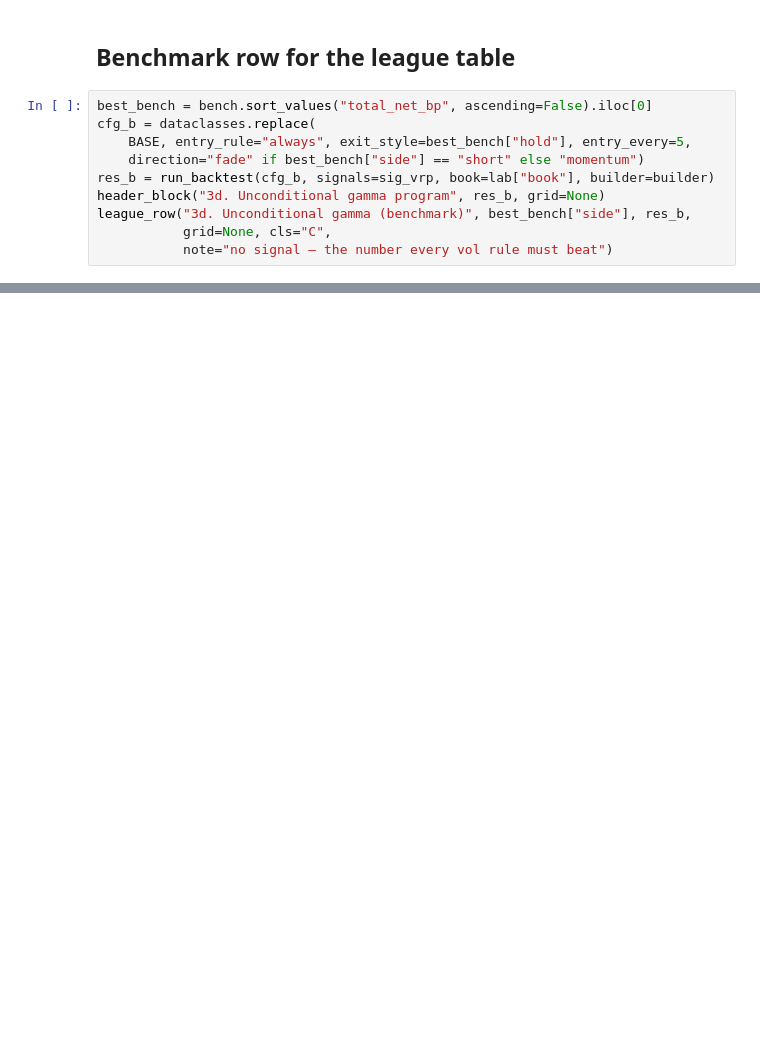
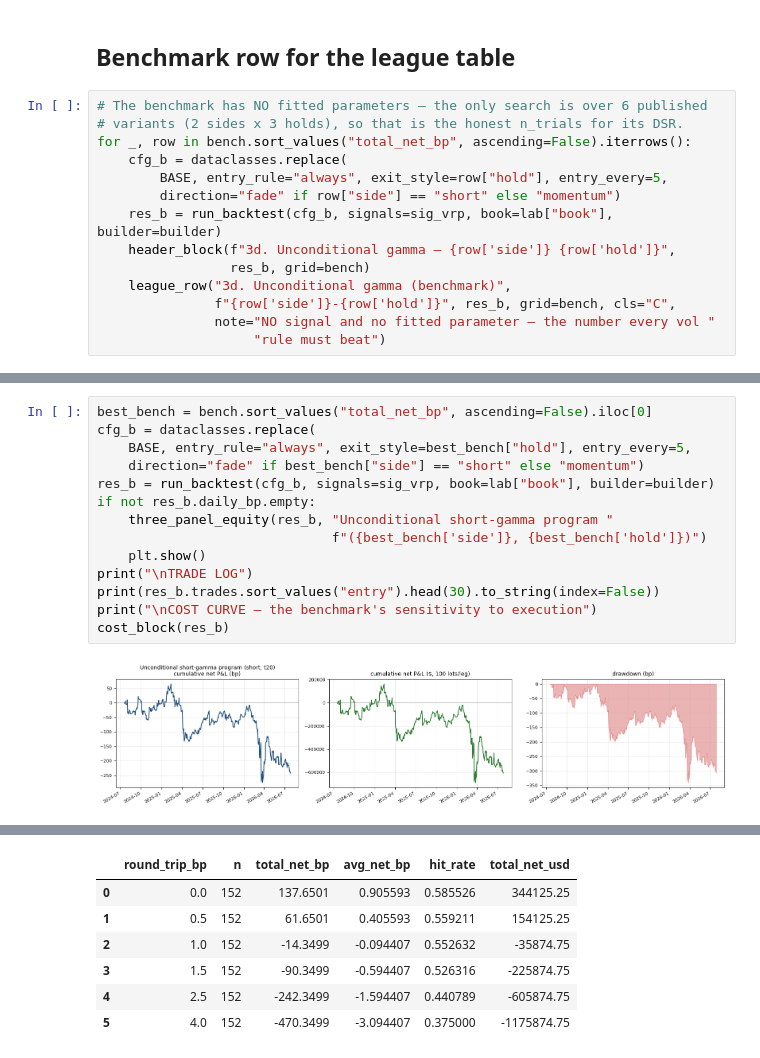
Before and after one commit to yieldcurvemonkey/ARBS, a Jupyter notebook: notebooks/backtests/sfr_rv_lab_gamma_theta.ipynb, the cells around one changed output, grey strips where cells are left out. Saved outputs shown, nothing was run; the diff lists cells and outputs as text; blank space fills up the shorter version.

```diff
--- a/notebooks/backtests/sfr_rv_lab_gamma_theta.ipynb
+++ b/notebooks/backtests/sfr_rv_lab_gamma_theta.ipynb
@@ -400,14 +403,18 @@ SFRM27   -1  straddle SFRM27@96.875  2025-10-31 2025-11-03 2025-12-01    20 -1.0
 # %% [markdown]
 ## Benchmark row for the league table
 # %%
-best_bench = bench.sort_values("total_net_bp", ascending=False).iloc[0]
-cfg_b = dataclasses.replace(
-    BASE, entry_rule="always", exit_style=best_bench["hold"], entry_every=5,
-    direction="fade" if best_bench["side"] == "short" else "momentum")
-res_b = run_backtest(cfg_b, signals=sig_vrp, book=lab["book"], builder=builder)
-header_block("3d. Unconditional gamma program", res_b, grid=None)
-league_row("3d. Unconditional gamma (benchmark)", best_bench["side"], res_b,
-           grid=None, cls="C",
-           note="no signal — the number every vol rule must beat")
+# The benchmark has NO fitted parameters — the only search is over 6 published
+# variants (2 sides x 3 holds), so that is the honest n_trials for its DSR.
+for _, row in bench.sort_values("total_net_bp", ascending=False).iterrows():
+    cfg_b = dataclasses.replace(
+        BASE, entry_rule="always", exit_style=row["hold"], entry_every=5,
+        direction="fade" if row["side"] == "short" else "momentum")
+    res_b = run_backtest(cfg_b, signals=sig_vrp, book=lab["book"], builder=builder)
+    header_block(f"3d. Unconditional gamma — {row['side']} {row['hold']}",
+                 res_b, grid=bench)
+    league_row("3d. Unconditional gamma (benchmark)",
+               f"{row['side']}-{row['hold']}", res_b, grid=bench, cls="C",
+               note="NO signal and no fitted parameter — the number every vol "
+                    "rule must beat")
 # %% [output]
 ============================================================================================
@@ -439,0 +437,16 @@ league_row("3d. Unconditional gamma (benchmark)", best_bench["side"], res_b,
+# %%
+best_bench = bench.sort_values("total_net_bp", ascending=False).iloc[0]
+cfg_b = dataclasses.replace(
+    BASE, entry_rule="always", exit_style=best_bench["hold"], entry_every=5,
+    direction="fade" if best_bench["side"] == "short" else "momentum")
+res_b = run_backtest(cfg_b, signals=sig_vrp, book=lab["book"], builder=builder)
+if not res_b.daily_bp.empty:
+    three_panel_equity(res_b, "Unconditional short-gamma program "
+                              f"({best_bench['side']}, {best_bench['hold']})")
+    plt.show()
+print("\nTRADE LOG")
+print(res_b.trades.sort_values("entry").head(30).to_string(index=False))
+print("\nCOST CURVE — the benchmark's sensitivity to execution")
+cost_block(res_b)
+# %% [output]
+[figure, added]
@@ -439,0 +470,7 @@ league_row("3d. Unconditional gamma (benchmark)", best_bench["side"], res_b,
+|  | round_trip_bp | n | total_net_bp | avg_net_bp | hit_rate | total_net_usd |
+| 0 | 0.0 | 152 | 137.6501 | 0.905593 | 0.585526 | 344125.25 |
+| 1 | 0.5 | 152 | 61.6501 | 0.405593 | 0.559211 | 154125.25 |
+| 2 | 1.0 | 152 | -14.3499 | -0.094407 | 0.552632 | -35874.75 |
+| 3 | 1.5 | 152 | -90.3499 | -0.594407 | 0.526316 | -225874.75 |
+| 4 | 2.5 | 152 | -242.3499 | -1.594407 | 0.440789 | -605874.75 |
+| 5 | 4.0 | 152 | -470.3499 | -3.094407 | 0.375000 | -1175874.75 |
```
Also changed, not shown: parts of 11 cells of this notebook, 9 other files.
